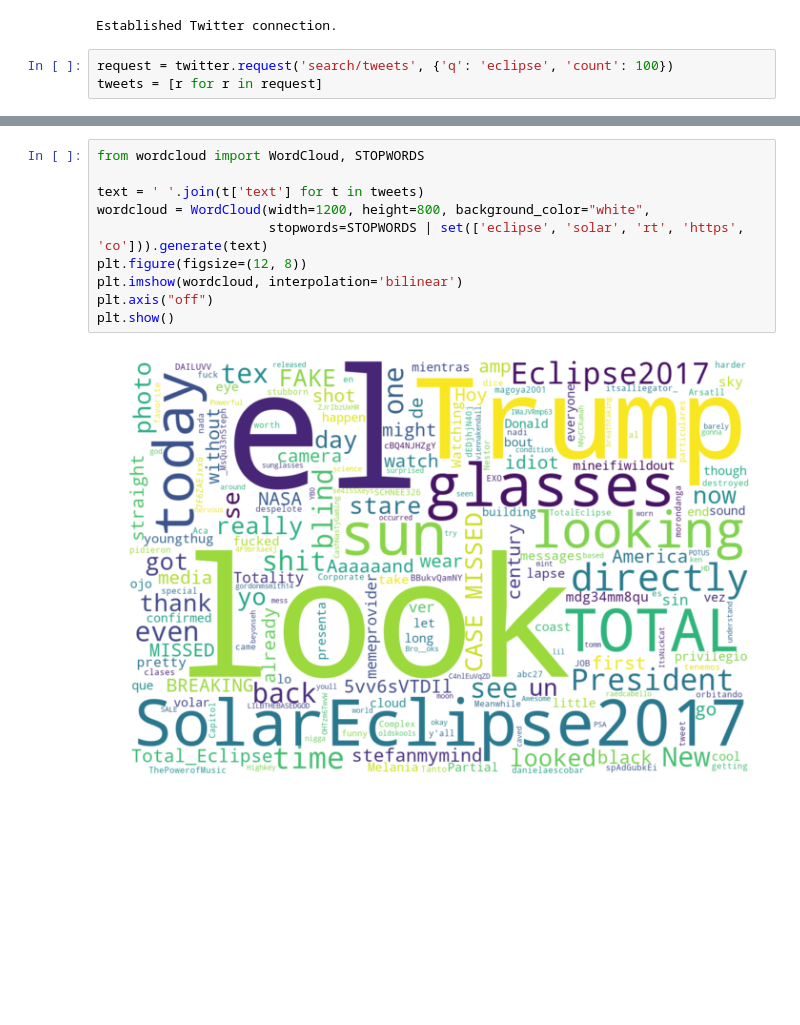
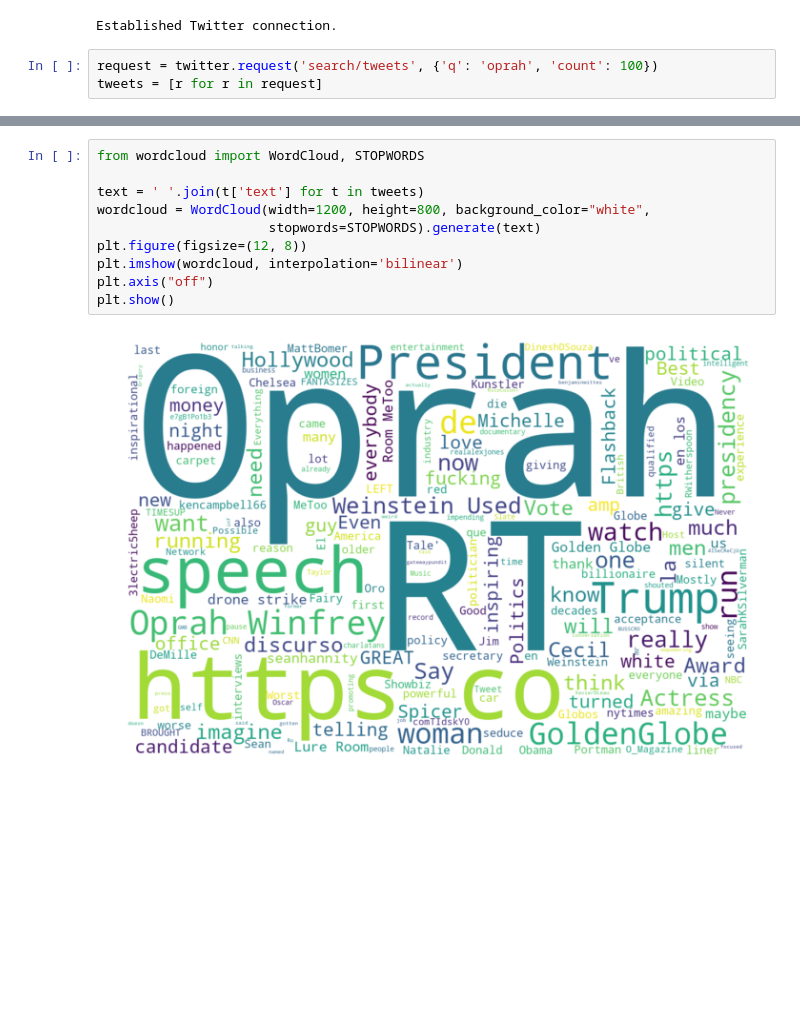
Before and after one commit to iit-cs579/main, a Jupyter notebook: lec/l01/l01.ipynb, the cells around one changed output, grey strips where cells are left out. Cells and saved outputs as stored; diff of their text form.

```diff
--- a/lec/l01/l01.ipynb
+++ b/lec/l01/l01.ipynb
@@ -251,5 +251,5 @@ print('Established Twitter connection.')
 # %% [output]
 Established Twitter connection.
 # %%
-request = twitter.request('search/tweets', {'q': 'eclipse', 'count': 100})
+request = twitter.request('search/tweets', {'q': 'oprah', 'count': 100})
 tweets = [r for r in request]
@@ -303,15 +323,15 @@ for idx in np.argsort(counts)[::-1][:30]:
 # %%
 from wordcloud import WordCloud, STOPWORDS
 
 text = ' '.join(t['text'] for t in tweets)
 wordcloud = WordCloud(width=1200, height=800, background_color="white",
-                      stopwords=STOPWORDS | set(['eclipse', 'solar', 'rt', 'https', 'co'])).generate(text)
+                      stopwords=STOPWORDS).generate(text)
 plt.figure(figsize=(12, 8))
 plt.imshow(wordcloud, interpolation='bilinear')
 plt.axis("off")
 plt.show()
 # %% [output]
-[figure, old version]
+[figure, new version]
 # %% [markdown]
 <br><br><br><br><br><br><br><br><br><br><br><br>
 # %% [markdown]
```
Also changed, not shown: parts of 18 cells of this notebook, 2 other files.
